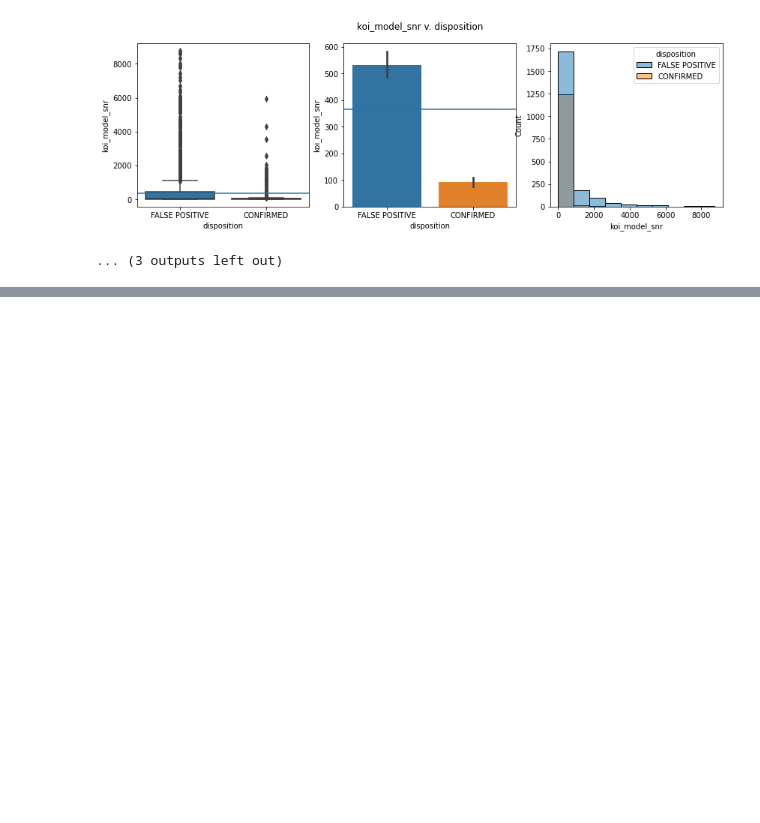
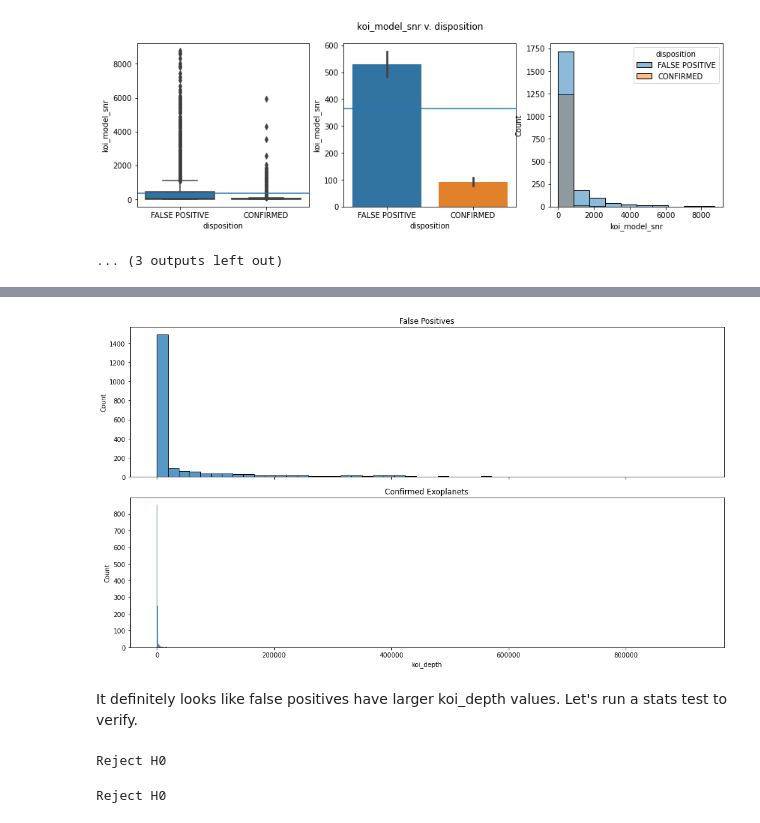
Before and after one commit to alegarcia-dev/Kepler-exoplanet-analysis, a Jupyter notebook: explore.ipynb, the cells around one changed output, grey strips where cells are left out. Saved outputs shown, nothing was run; the diff lists cells and outputs as text; code cells hidden in the pictures; blank space fills up the shorter version.

```diff
--- a/explore.ipynb
+++ b/explore.ipynb
@@ -222,0 +335,44 @@ plot_categorical_and_continuous(train, ['disposition'], columns_to_keep)
+# %%
+false_positives = train.disposition == 'FALSE POSITIVE'
+confirmed = train.disposition == 'CONFIRMED'
+# %%
+fig, ax = plt.subplots(ncols = 1, nrows = 2, sharex = True, figsize = (14, 8))
+bins = 50
+
+sns.histplot(data = train[false_positives], x = 'koi_depth', bins = bins, ax = ax[0])
+ax[0].set_title('False Positives')
+
+sns.histplot(data = train[confirmed], x = 'koi_depth', bins = bins, ax = ax[1])
+ax[1].set_title('Confirmed Exoplanets')
+
+plt.tight_layout();
+# %% [output]
+[figure, added]
+# %% [markdown]
+It definitely looks like false positives have larger koi_depth values. Let's run a stats test to verify.
+# %%
+# We'll perform a two sample t-test. Let's start by testing for equal variance.
+
+# H0: The variance of koi_depth between false positives and confirmed exoplanets is equal.
+alpha = 0.05
+
+_, p = stats.levene(train[false_positives].koi_depth, train[confirmed].koi_depth)
+
+if p < alpha:
+    print('Reject H0')
+else:
+    print('Fail to reject H0')
+# %% [output]
+Reject H0
+# %%
+# H0: The average koi_depth for false positives is equal to the average koi_depth for confirmed exoplanets.
+# Ha: The average koi_depth for false positives is significantly greater than the average koi_depth for confirmed exoplanets.
+
+_, p = stats.ttest_ind(train[false_positives].koi_depth, train[confirmed].koi_depth, equal_var = False, alternative = 'greater')
+
+if p < alpha:
+    print('Reject H0')
+else:
+    print('Fail to reject H0')
+# %% [output]
+Reject H0
```
Also changed, not shown: parts of 48 cells of this notebook.
